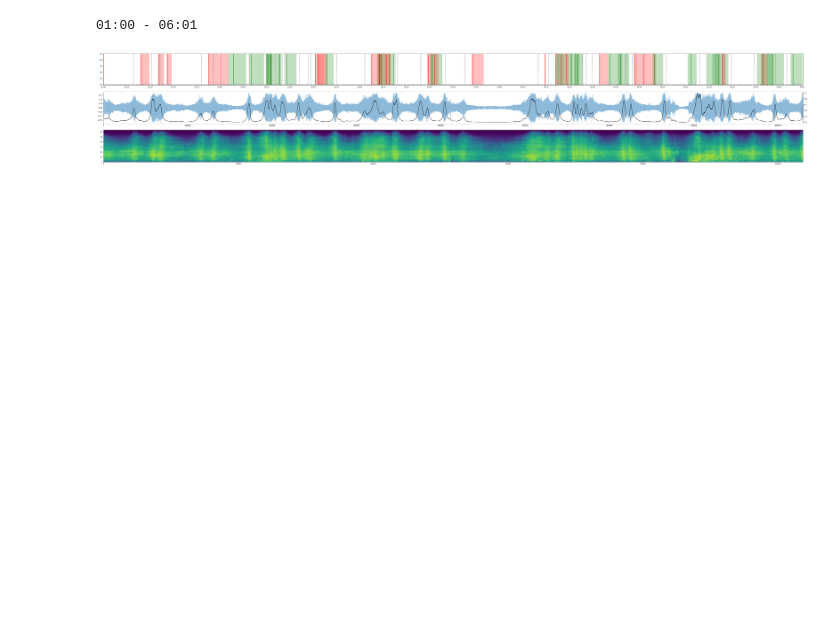
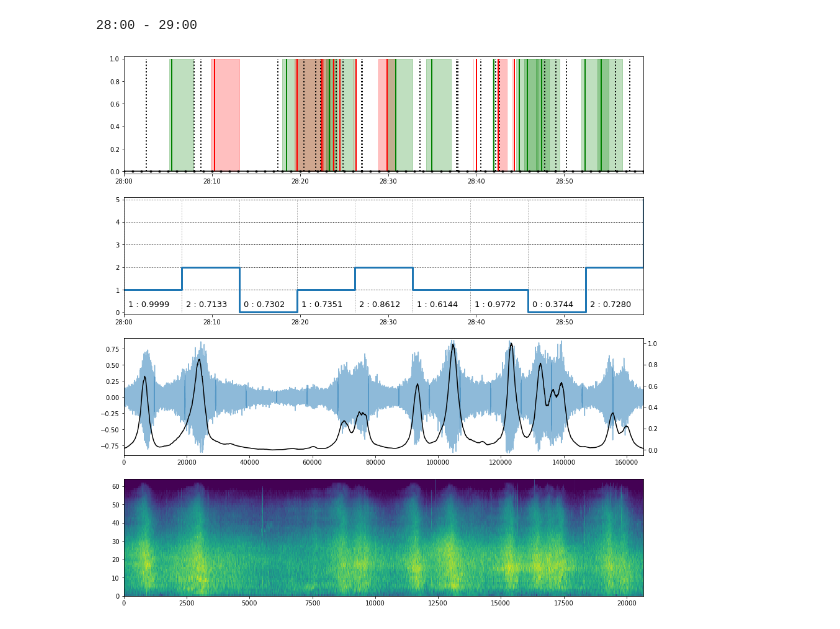
Before and after one commit to yermandy/vehicle-audio-nn, a Jupyter notebook: visualization.ipynb, the cells around one changed output. Drawn from its saved outputs; the diff is of its cells as text; code cells hidden in the pictures; blank space fills up the shorter version.

Commit message:
visualizations

```diff
--- a/visualization.ipynb
+++ b/visualization.ipynb
@@ -4,9 +7,13 @@
 # %%
 from src import *
+from model.classification import *
 
 from tqdm.notebook import tqdm
 from easydict import EasyDict
 from IPython.display import HTML
+import matplotlib as mpl
+
+mpl.rcParams['agg.path.chunksize'] = 10000
 
 def show_video(file):
     return HTML(f"""
@@ -20,9 +27,11 @@ params.n_fft = 1024
 params.n_mels = 64
 params.hop_length = 128
 params.sr = 44100
+predictions = None
 # %%
 # file = '20190819-Kutna Hora-L4-out-MVI_0040'
-file = '20190819-Kutna Hora-L10-out-SDV_1888'
+# file = '20190819-Ricany-L6-in-MVI_0008'
+file = '20190819-Kutna Hora-L18-out-MVI_0045'
 
 signal = load_audio(f'data/audio/{file}.MP4.wav')
 csv = load_csv(f'{file}.MP4')
@@ -36,22 +45,34 @@ except:
     manual_events = None
 
 events_start_time, events_end_time = load_event_time_from_csv(csv)
+# %%
+uuid = 1633695693
+# from_time = 25 * 60
+# till_time = 34 * 60
+from_time = 28 * 60
+till_time = 29 * 60
+
+model, params = load_model(uuid)
+transform = create_transformation(params)
+predictions, probabilities = validate(signal, model, transform, params, from_time=from_time, till_time=till_time, return_probs=True)
 # %%
 show(
     params,
     signal=signal,
     events=events,
+    predictions=predictions,
+    probabilities=probabilities,
     events_start_time=events_start_time,
     events_end_time=events_end_time,
     manual_events=manual_events,
     views=views,
-    from_time=1 * 60,
-    till_time=6 * 60 + 1,
+    from_time=from_time,
+    till_time=till_time,
     save=False
 )
 
 show_video(file)
 # %% [output]
-01:00 - 06:01
+28:00 - 29:00
-[figure, old version]
+[figure, new version]
 [interactive output not drawn]
```
Also changed, not shown: parts of 1 cell of this notebook, 4 other files.
